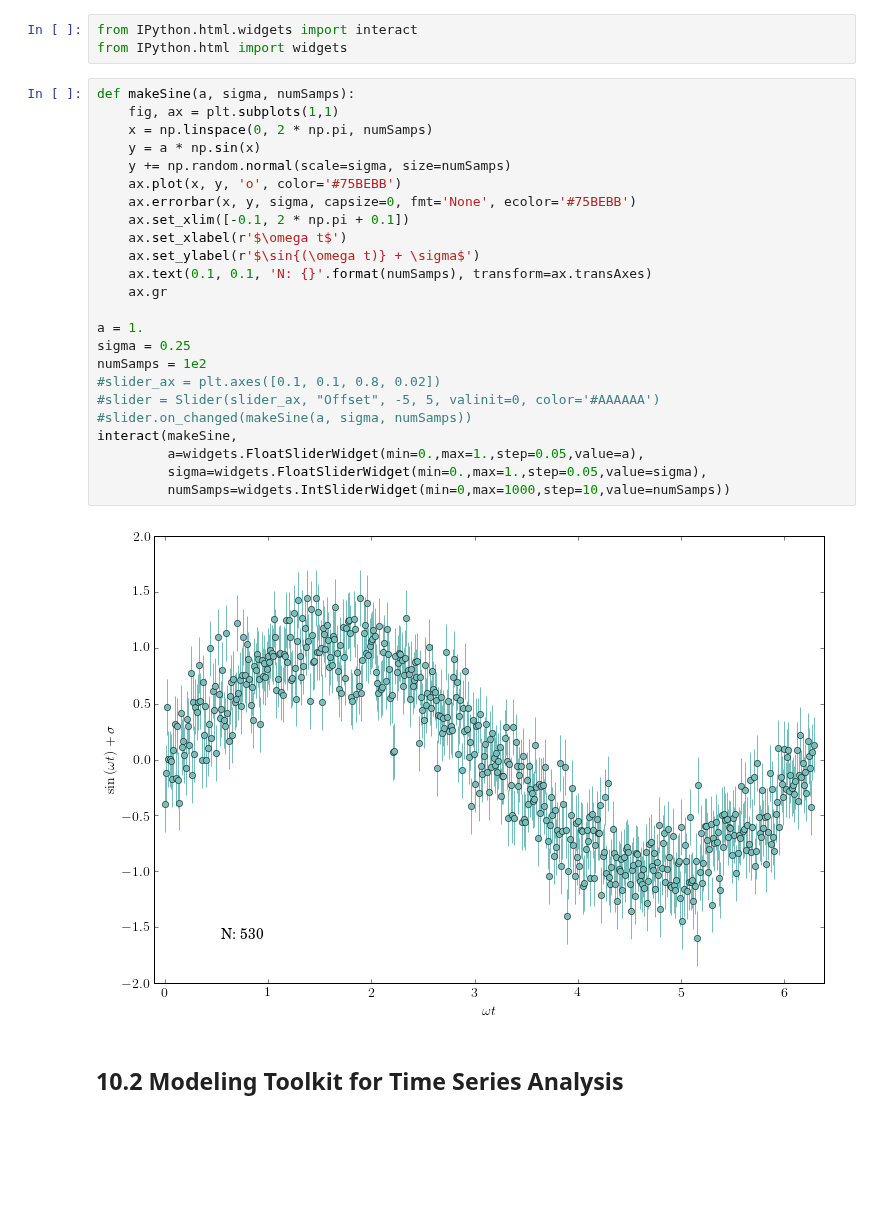
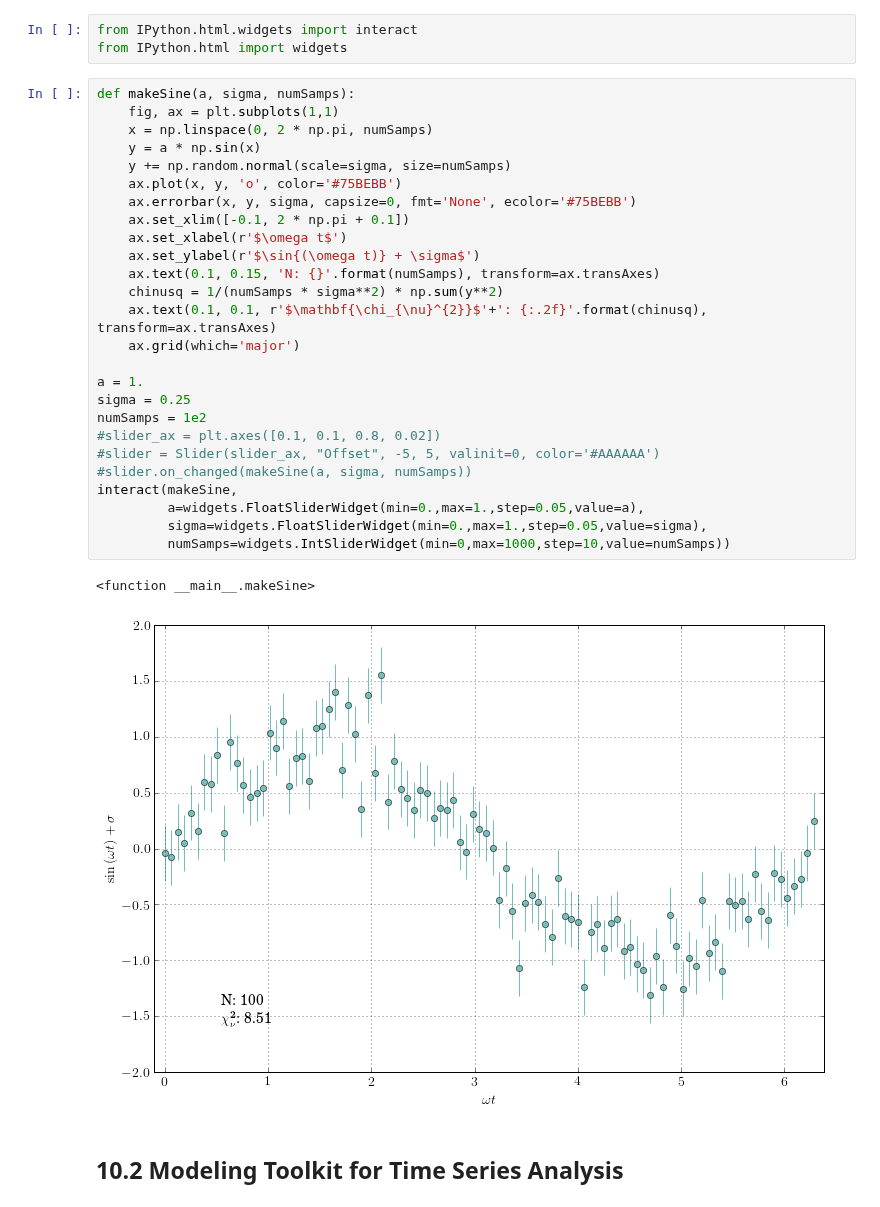
Before and after one commit to YastroML/YastroML, a Jupyter notebook: Session19_141029/Ch10_TimeSeries.ipynb, the cells around one changed output. Cells and saved outputs as stored; diff of their text form; blank space fills up the shorter version.

Commit message:
added chinusq
Chi_{nu}^{2} is now output as text on the plot

```diff
--- a/Session19_141029/Ch10_TimeSeries.ipynb
+++ b/Session19_141029/Ch10_TimeSeries.ipynb
@@ -48,29 +48,32 @@ from IPython.html import widgets
 # %%
 def makeSine(a, sigma, numSamps):
     fig, ax = plt.subplots(1,1)
     x = np.linspace(0, 2 * np.pi, numSamps)
     y = a * np.sin(x)
     y += np.random.normal(scale=sigma, size=numSamps)
     ax.plot(x, y, 'o', color='#75BEBB')
     ax.errorbar(x, y, sigma, capsize=0, fmt='None', ecolor='#75BEBB')
     ax.set_xlim([-0.1, 2 * np.pi + 0.1])
     ax.set_xlabel(r'$\omega t$')
     ax.set_ylabel(r'$\sin{(\omega t)} + \sigma$')
-    ax.text(0.1, 0.1, 'N: {}'.format(numSamps), transform=ax.transAxes)
-    ax.gr
+    ax.text(0.1, 0.15, 'N: {}'.format(numSamps), transform=ax.transAxes)
+    chinusq = 1/(numSamps * sigma**2) * np.sum(y**2)
+    ax.text(0.1, 0.1, r'$\mathbf{\chi_{\nu}^{2}}$'+': {:.2f}'.format(chinusq), transform=ax.transAxes)
+    ax.grid(which='major')
 
 a = 1.
 sigma = 0.25
 numSamps = 1e2
 #slider_ax = plt.axes([0.1, 0.1, 0.8, 0.02])
 #slider = Slider(slider_ax, "Offset", -5, 5, valinit=0, color='#AAAAAA')
 #slider.on_changed(makeSine(a, sigma, numSamps))
 interact(makeSine,
          a=widgets.FloatSliderWidget(min=0.,max=1.,step=0.05,value=a),
          sigma=widgets.FloatSliderWidget(min=0.,max=1.,step=0.05,value=sigma),
          numSamps=widgets.IntSliderWidget(min=0,max=1000,step=10,value=numSamps))
 # %% [output]
+<function __main__.makeSine>
-[figure, old version]
+[figure, new version]
 # %% [markdown]
 ## 10.2 Modeling Toolkit for Time Series Analysis
 # %% [markdown]
```
